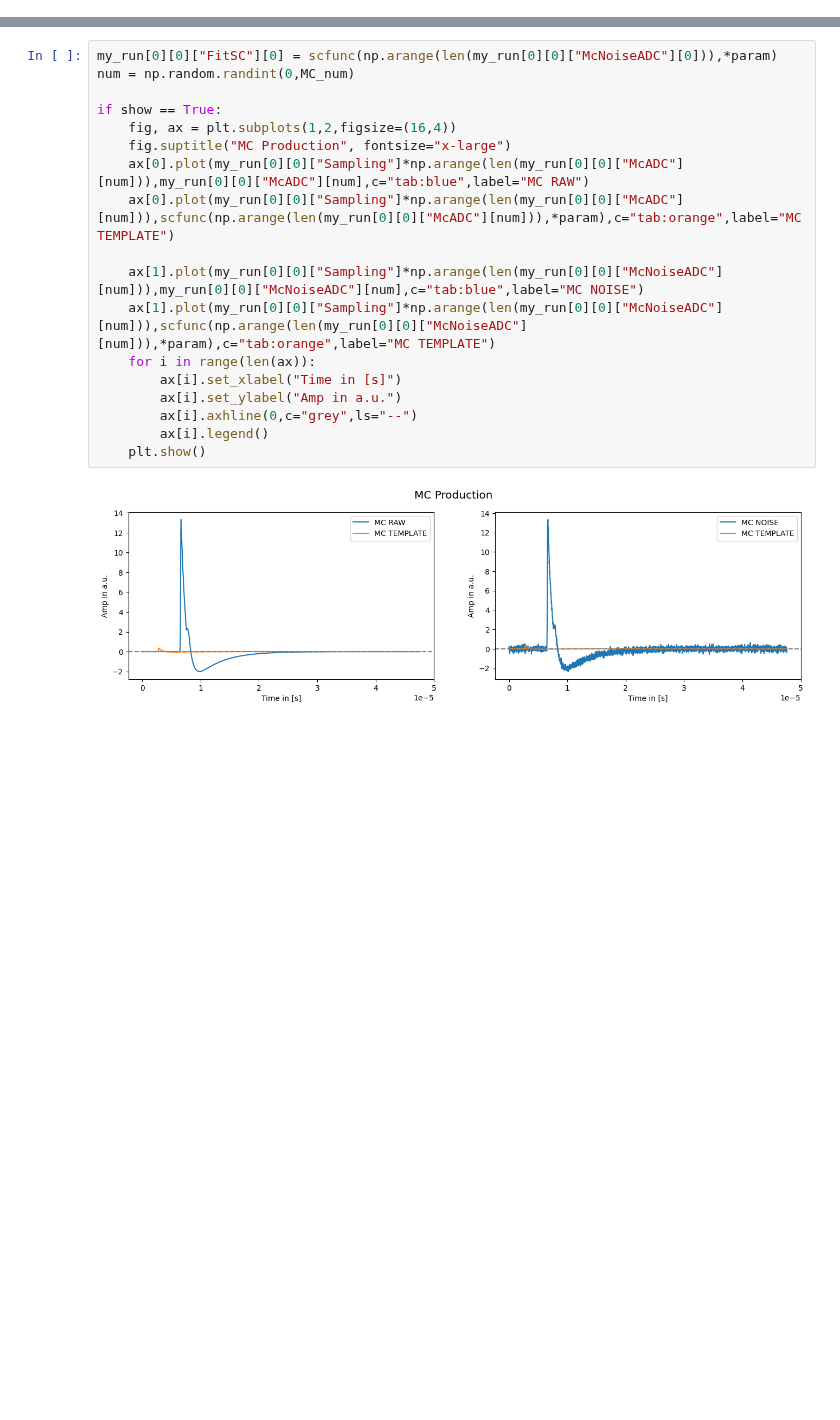
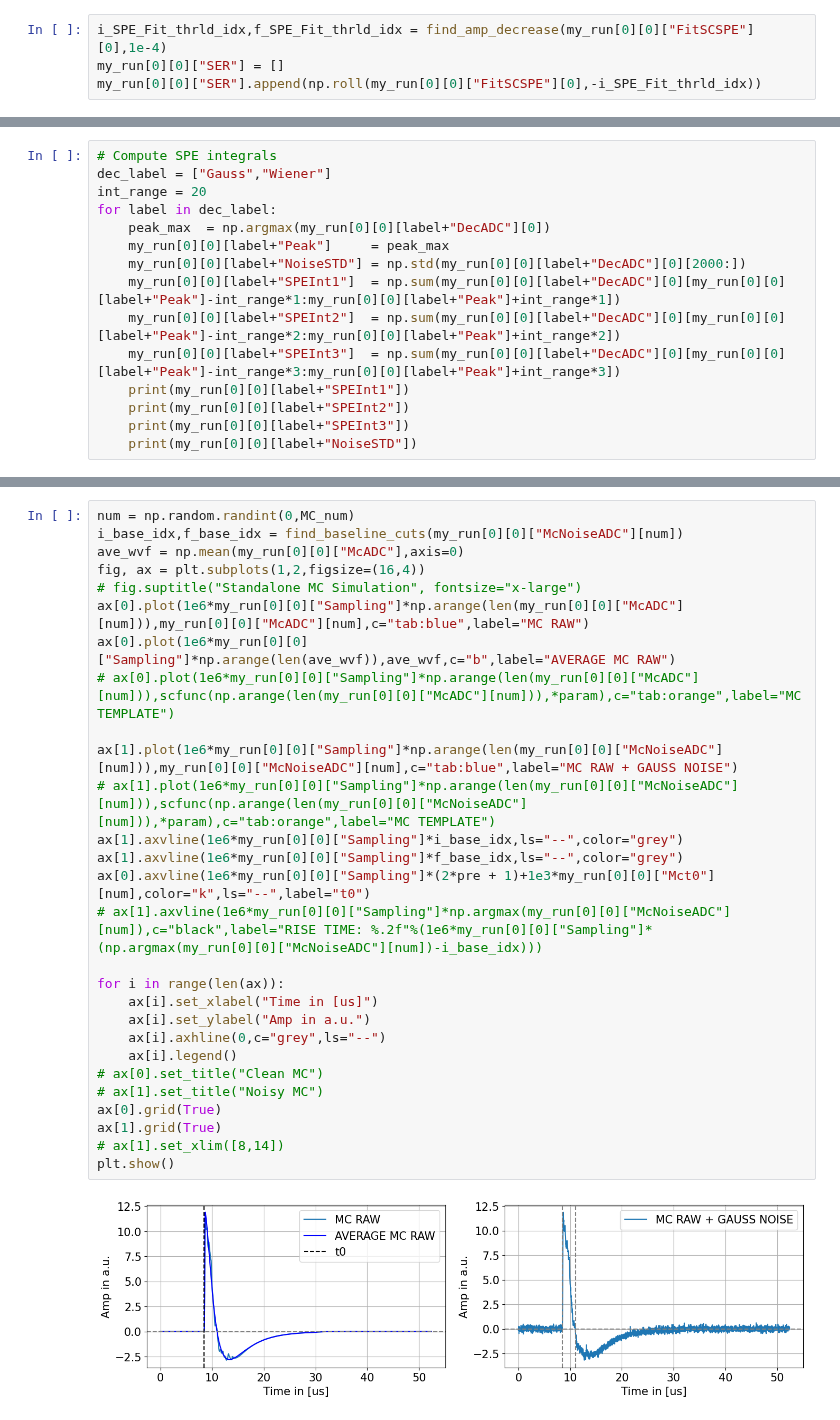
Before and after one commit to CIEMAT-Neutrino/SCINT, a Jupyter notebook: notebooks/MC.ipynb, the cells around one changed output, grey strips where cells are left out. Cells and saved outputs as stored; diff of their text form; blank space fills up the shorter version.

```diff
--- a/notebooks/MC.ipynb
+++ b/notebooks/MC.ipynb
@@ -51 +105,5 @@ if show == True:
+# %%
+i_SPE_Fit_thrld_idx,f_SPE_Fit_thrld_idx = find_amp_decrease(my_run[0][0]["FitSCSPE"][0],1e-4)
+my_run[0][0]["SER"] = []
+my_run[0][0]["SER"].append(np.roll(my_run[0][0]["FitSCSPE"][0],-i_SPE_Fit_thrld_idx))
 # %%
@@ -104,0 +135,15 @@ if show == True:
+# %%
+# Compute SPE integrals
+dec_label = ["Gauss","Wiener"]
+int_range = 20
+for label in dec_label:
+    peak_max  = np.argmax(my_run[0][0][label+"DecADC"][0])
+    my_run[0][0][label+"Peak"]     = peak_max
+    my_run[0][0][label+"NoiseSTD"] = np.std(my_run[0][0][label+"DecADC"][0][2000:])
+    my_run[0][0][label+"SPEInt1"]  = np.sum(my_run[0][0][label+"DecADC"][0][my_run[0][0][label+"Peak"]-int_range*1:my_run[0][0][label+"Peak"]+int_range*1])
+    my_run[0][0][label+"SPEInt2"]  = np.sum(my_run[0][0][label+"DecADC"][0][my_run[0][0][label+"Peak"]-int_range*2:my_run[0][0][label+"Peak"]+int_range*2])
+    my_run[0][0][label+"SPEInt3"]  = np.sum(my_run[0][0][label+"DecADC"][0][my_run[0][0][label+"Peak"]-int_range*3:my_run[0][0][label+"Peak"]+int_range*3])
+    print(my_run[0][0][label+"SPEInt1"])
+    print(my_run[0][0][label+"SPEInt2"])
+    print(my_run[0][0][label+"SPEInt3"])
+    print(my_run[0][0][label+"NoiseSTD"])
@@ -125,23 +216,33 @@ my_run[0][0]["McNoiseADC"] = np.asarray(my_run[0][0]["McADC"])+np.random.normal(
 # %%
-my_run[0][0]["FitSC"][0] = scfunc(np.arange(len(my_run[0][0]["McNoiseADC"][0])),*param)
 num = np.random.randint(0,MC_num)
+i_base_idx,f_base_idx = find_baseline_cuts(my_run[0][0]["McNoiseADC"][num])
+ave_wvf = np.mean(my_run[0][0]["McADC"],axis=0)
+fig, ax = plt.subplots(1,2,figsize=(16,4))
+# fig.suptitle("Standalone MC Simulation", fontsize="x-large")
+ax[0].plot(1e6*my_run[0][0]["Sampling"]*np.arange(len(my_run[0][0]["McADC"][num])),my_run[0][0]["McADC"][num],c="tab:blue",label="MC RAW")
+ax[0].plot(1e6*my_run[0][0]["Sampling"]*np.arange(len(ave_wvf)),ave_wvf,c="b",label="AVERAGE MC RAW")
+# ax[0].plot(1e6*my_run[0][0]["Sampling"]*np.arange(len(my_run[0][0]["McADC"][num])),scfunc(np.arange(len(my_run[0][0]["McADC"][num])),*param),c="tab:orange",label="MC TEMPLATE")
 
-if show == True:
-    fig, ax = plt.subplots(1,2,figsize=(16,4))
-    fig.suptitle("MC Production", fontsize="x-large")
-    ax[0].plot(my_run[0][0]["Sampling"]*np.arange(len(my_run[0][0]["McADC"][num])),my_run[0][0]["McADC"][num],c="tab:blue",label="MC RAW")
-    ax[0].plot(my_run[0][0]["Sampling"]*np.arange(len(my_run[0][0]["McADC"][num])),scfunc(np.arange(len(my_run[0][0]["McADC"][num])),*param),c="tab:orange",label="MC TEMPLATE")
+ax[1].plot(1e6*my_run[0][0]["Sampling"]*np.arange(len(my_run[0][0]["McNoiseADC"][num])),my_run[0][0]["McNoiseADC"][num],c="tab:blue",label="MC RAW + GAUSS NOISE")
+# ax[1].plot(1e6*my_run[0][0]["Sampling"]*np.arange(len(my_run[0][0]["McNoiseADC"][num])),scfunc(np.arange(len(my_run[0][0]["McNoiseADC"][num])),*param),c="tab:orange",label="MC TEMPLATE")
+ax[1].axvline(1e6*my_run[0][0]["Sampling"]*i_base_idx,ls="--",color="grey")
+ax[1].axvline(1e6*my_run[0][0]["Sampling"]*f_base_idx,ls="--",color="grey")
+ax[0].axvline(1e6*my_run[0][0]["Sampling"]*(2*pre + 1)+1e3*my_run[0][0]["Mct0"][num],color="k",ls="--",label="t0")
+# ax[1].axvline(1e6*my_run[0][0]["Sampling"]*np.argmax(my_run[0][0]["McNoiseADC"][num]),c="black",label="RISE TIME: %.2f"%(1e6*my_run[0][0]["Sampling"]*(np.argmax(my_run[0][0]["McNoiseADC"][num])-i_base_idx)))
 
-    ax[1].plot(my_run[0][0]["Sampling"]*np.arange(len(my_run[0][0]["McNoiseADC"][num])),my_run[0][0]["McNoiseADC"][num],c="tab:blue",label="MC NOISE")
-    ax[1].plot(my_run[0][0]["Sampling"]*np.arange(len(my_run[0][0]["McNoiseADC"][num])),scfunc(np.arange(len(my_run[0][0]["McNoiseADC"][num])),*param),c="tab:orange",label="MC TEMPLATE")
-    for i in range(len(ax)):
-        ax[i].set_xlabel("Time in [s]")
-        ax[i].set_ylabel("Amp in a.u.")
-        ax[i].axhline(0,c="grey",ls="--")
-        ax[i].legend()
-    plt.show()
+for i in range(len(ax)):
+    ax[i].set_xlabel("Time in [us]")
+    ax[i].set_ylabel("Amp in a.u.")
+    ax[i].axhline(0,c="grey",ls="--")
+    ax[i].legend()
+# ax[0].set_title("Clean MC")
+# ax[1].set_title("Noisy MC")
+ax[0].grid(True)
+ax[1].grid(True)
+# ax[1].set_xlim([8,14])
+plt.show()
 # %% [output]
-[figure, old version]
+[figure, new version]
 # %%
 OPT = {
     "NOISE_AMP": 0.5, # Noise amp as a factor of SPE max.
```
Also changed, not shown: parts of 16 cells of this notebook.
